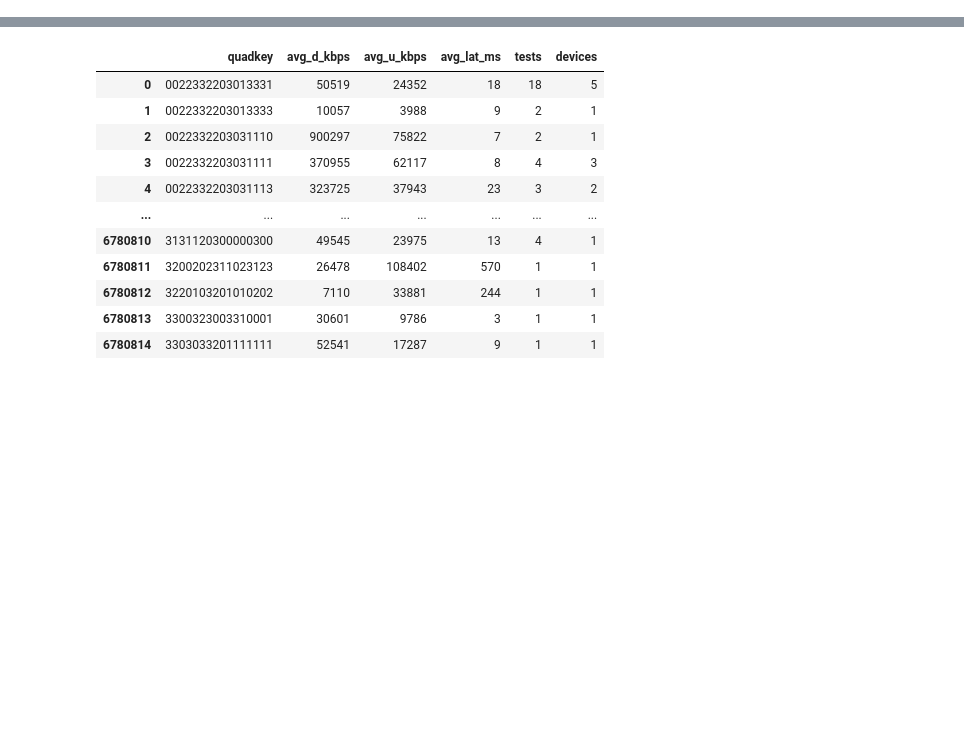
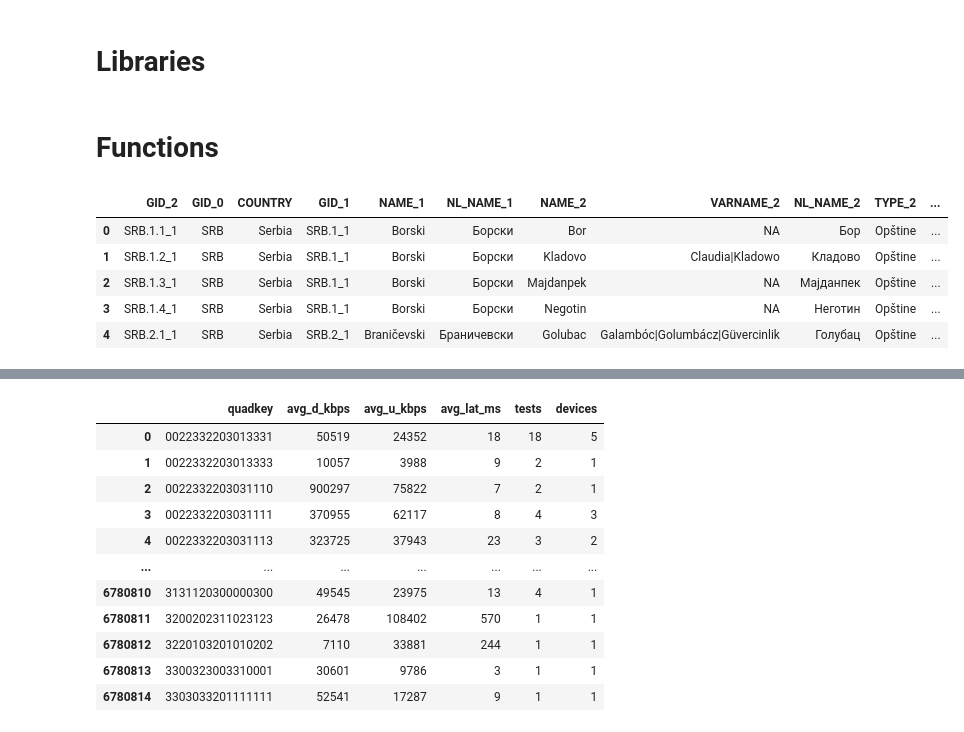
Before and after one commit to sonleh96/wb-gpbp-ldt, a Jupyter notebook: notebooks/cell_tower.ipynb, the cells around one changed output, grey strips where cells are left out. Saved outputs shown, nothing was run; the diff lists cells and outputs as text; code cells hidden in the pictures; blank space fills up the shorter version.

```diff
--- a/notebooks/cell_tower.ipynb
+++ b/notebooks/cell_tower.ipynb
@@ -186,0 +1,2 @@ df = pd.read_parquet('D:\Work\WB\LDT\countries\SRB\\raw_data\internet\\2022-01-0
+# %% [markdown]
+# Libraries
@@ -186,0 +13,2 @@ df = pd.read_parquet('D:\Work\WB\LDT\countries\SRB\\raw_data\internet\\2022-01-0
+# %% [markdown]
+# Functions
@@ -186,0 +89,10 @@ df = pd.read_parquet('D:\Work\WB\LDT\countries\SRB\\raw_data\internet\\2022-01-0
+# %%
+poly = gpd.read_file('D:\Work\WB\LDT\countries\SRB\shapefiles\gadm41_SRB_2.json')
+poly.head()
+# %% [output]
+|  | GID_2 | GID_0 | COUNTRY | GID_1 | NAME_1 | NL_NAME_1 | NAME_2 | VARNAME_2 | NL_NAME_2 | TYPE_2 | ... |
+| 0 | SRB.1.1_1 | SRB | Serbia | SRB.1_1 | Borski | Борски | Bor | NA | Бор | Opštine | ... |
+| 1 | SRB.1.2_1 | SRB | Serbia | SRB.1_1 | Borski | Борски | Kladovo | Claudia|Kladowo | Кладово | Opštine | ... |
+| 2 | SRB.1.3_1 | SRB | Serbia | SRB.1_1 | Borski | Борски | Majdanpek | NA | Мајданпек | Opštine | ... |
+| 3 | SRB.1.4_1 | SRB | Serbia | SRB.1_1 | Borski | Борски | Negotin | NA | Неготин | Opštine | ... |
+| 4 | SRB.2.1_1 | SRB | Serbia | SRB.2_1 | Braničevski | Браничевски | Golubac | Galambóc|Golumbácz|Güvercinlik | Голубац | Opštine | ... |
```
Also changed, not shown: parts of 39 cells of this notebook, 2 other files.
